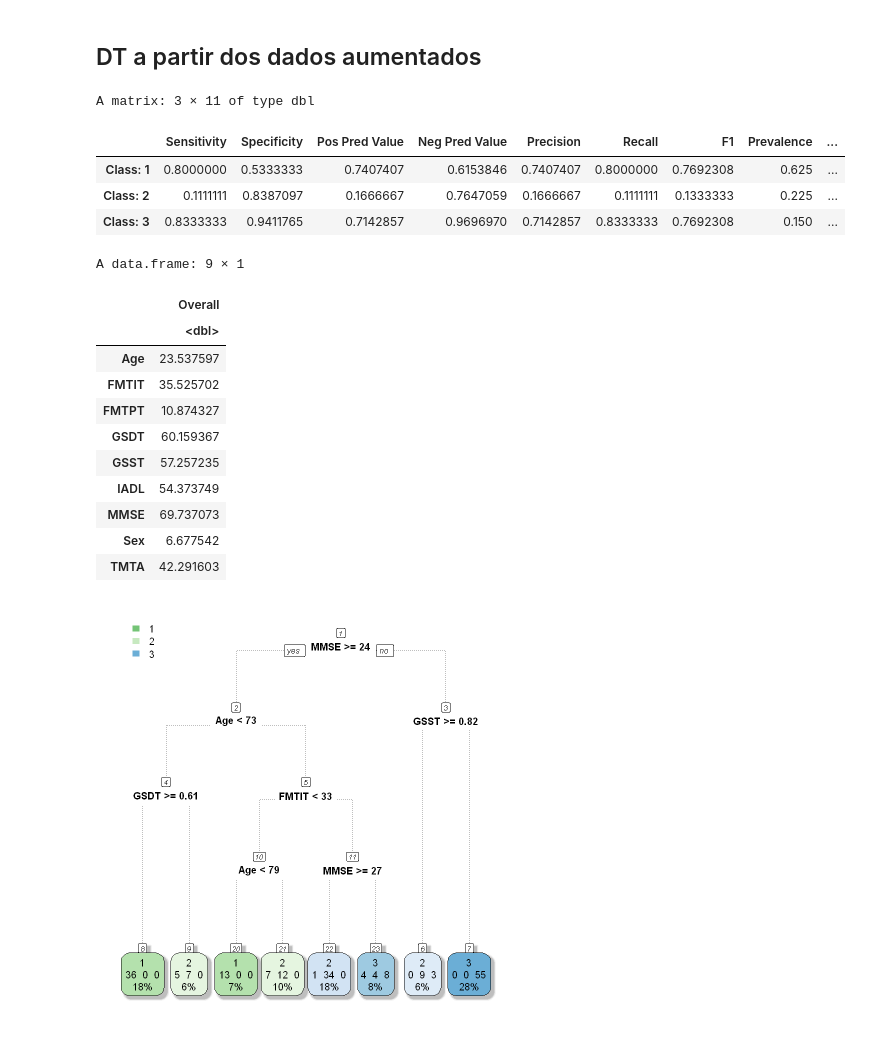
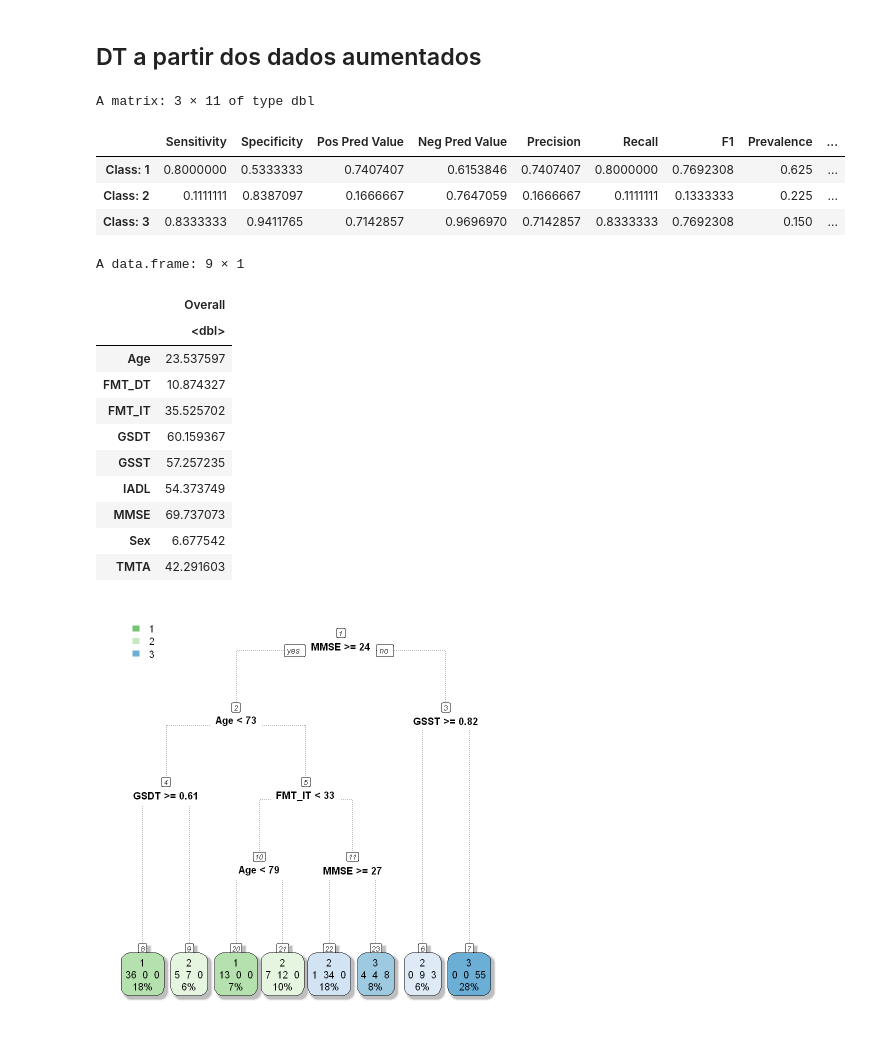
Before and after one commit to RenanBaltar/Analise-artigo-idosos, a Jupyter notebook: analise-artigo-felipe.ipynb, the cells around one changed output. Saved outputs shown, nothing was run; the diff lists cells and outputs as text; code cells hidden in the pictures.

```diff
--- a/analise-artigo-felipe.ipynb
+++ b/analise-artigo-felipe.ipynb
@@ -467,32 +446,32 @@ A data.frame: 9 × 1
 # %%
 set.seed(301)
 data_train_augmented_rose_final2_rfe<- data_train_augmented_rose_final[,c("Diagnosis","MMSE",
-                                                        "IADL","GSDT","FMTPT","FMTIT","GSST","TMTA","Sex","Age")]
+                                                        "IADL","GSDT","FMT_DT","FMT_IT","GSST","TMTA","Sex","Age")]
 tree_rose<- rpart(data_train_augmented_rose_final2_rfe$Diagnosis~.,data=data_train_augmented_rose_final2_rfe,method = "class")
 data_test_augmented_rose_final2_rfe<- data_test[,c("Diagnosis","MMSE",
-                              "IADL","GSDT","FMTPT","FMTIT","GSST","TMTA","Sex","Age")]
+                              "IADL","GSDT","FMT_DT","FMT_IT","GSST","TMTA","Sex","Age")]
 prediction_rose_tree<- predict(tree_rose,data_test_augmented_rose_final2_rfe,type="class")
 Metrics_rose_tree<- confusionMatrix(data_test_augmented_rose_final2_rfe$Diagnosis,prediction_rose_tree)$byClass
 Metrics_rose_tree
 rpart.plot(tree_rose,type=0,extra=101,box.palette = "GnBu",
            branch.lty=3,shadow.col = "gray",nn=T,cex=1)
 varImp(tree_rose)
 # %% [output]
 A matrix: 3 × 11 of type dbl
 |  | Sensitivity | Specificity | Pos Pred Value | Neg Pred Value | Precision | Recall | F1 | Prevalence | ... |
 | Class: 1 | 0.8000000 | 0.5333333 | 0.7407407 | 0.6153846 | 0.7407407 | 0.8000000 | 0.7692308 | 0.625 | ... |
 | Class: 2 | 0.1111111 | 0.8387097 | 0.1666667 | 0.7647059 | 0.1666667 | 0.1111111 | 0.1333333 | 0.225 | ... |
 | Class: 3 | 0.8333333 | 0.9411765 | 0.7142857 | 0.9696970 | 0.7142857 | 0.8333333 | 0.7692308 | 0.150 | ... |
 A data.frame: 9 × 1
 |  | Overall |
 |  | <dbl> |
 | Age | 23.537597 |
-| FMTIT | 35.525702 |
-| FMTPT | 10.874327 |
+| FMT_DT | 10.874327 |
+| FMT_IT | 35.525702 |
 | GSDT | 60.159367 |
 | GSST | 57.257235 |
 | IADL | 54.373749 |
 | MMSE | 69.737073 |
 | Sex | 6.677542 |
 | TMTA | 42.291603 |
-[figure, old version]
+[figure, new version]
```
Also changed, not shown: parts of 9 cells of this notebook, 1 other file.
